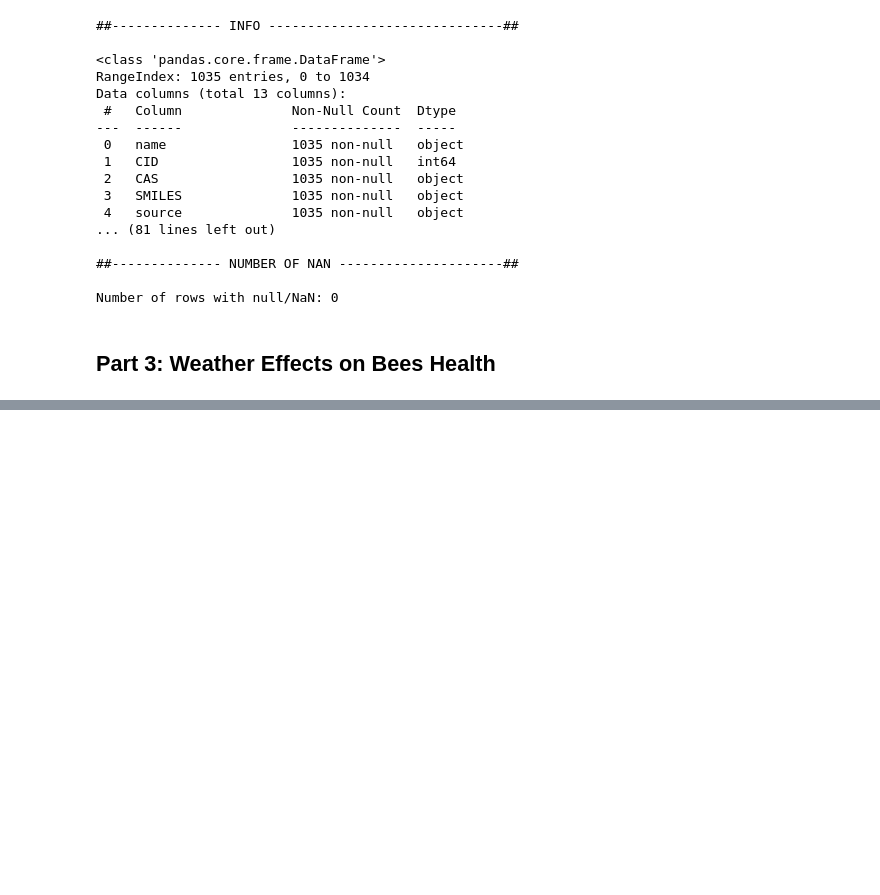
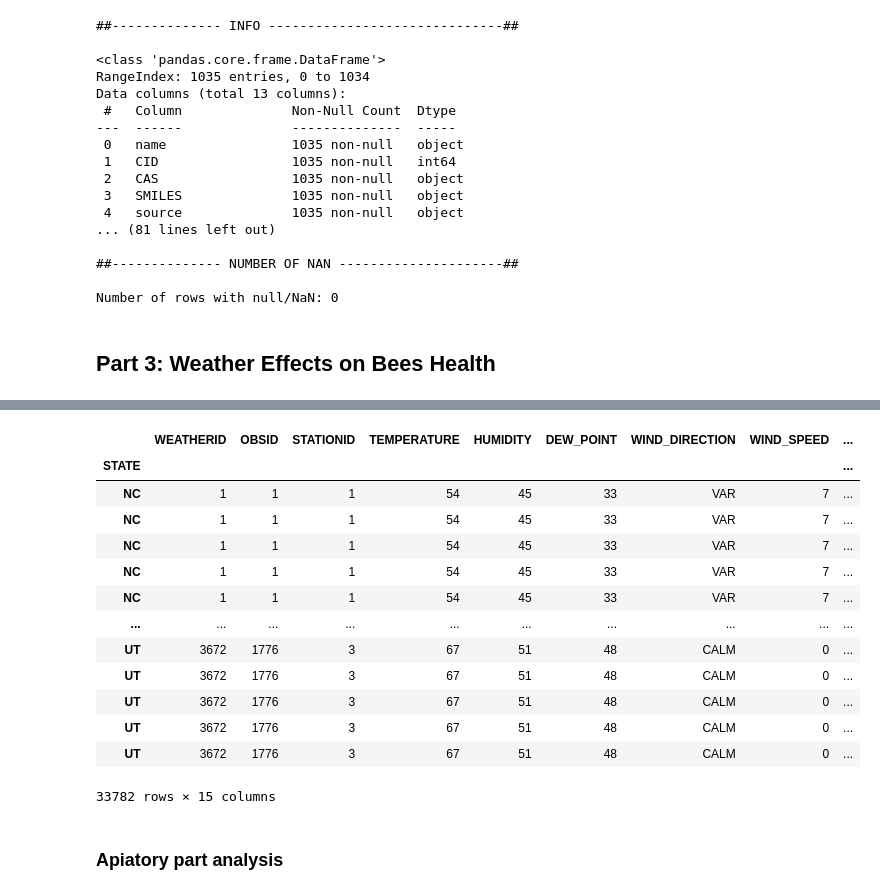
Before and after one commit to Ddav3/Bees_production_analysis, a Jupyter notebook: honey_production.ipynb, the cells around one changed output, grey strips where cells are left out. Saved outputs shown, nothing was run; the diff lists cells and outputs as text; code cells hidden in the pictures; blank space fills up the shorter version.

Commit message:
initial analysis of data before conclusions

```diff
--- a/honey_production.ipynb
+++ b/honey_production.ipynb
@@ -12,7 +12,7 @@ importlib.reload(utils)
 from sklearn.model_selection import train_test_split
 from sklearn.linear_model import LinearRegression
 
-honey_production_df, apistox_df, bees_health_weather_dict = utils.load_bees_datasets()
+honey_production_df, apistox_df, inspections_on_weather_dict = utils.load_bees_datasets()
 honey_production_df_copy = honey_production_df.copy()
 # %% [output]
  honey_production_df (1115, 9) : Done!
@@ -178,0 +230,19 @@ Number of rows with null/NaN: 0
+# %%
+apiary_part = inspections_on_weather_dict["Apiary_Information"].merge(inspections_on_weather_dict["Hive_Information"]).merge(inspections_on_weather_dict["HCC_Inspections"])
+apiary_part.rename(columns={"InsptDate": "Date", }, inplace=True)
+apiary_part.Date = pd.to_datetime(apiary_part.Date, format="%Y-%m-%d")
+
+weather_part = inspections_on_weather_dict["Weather_Stations"].merge(inspections_on_weather_dict["Hourly_Weather"]).merge(inspections_on_weather_dict["Weather_Observations"])
+weather_part.rename(columns={"Station_City": "City", }, inplace=True)
+weather_part.Date = pd.to_datetime(weather_part.Date, format="%m/%d/%Y")
+
+inspections_on_weather_df = weather_part.merge(apiary_part, on="Date")
+inspections_on_weather_df.dropna(axis= 0, inplace=True)
+inspections_on_weather_df.columns = inspections_on_weather_df.columns.map(str.upper)
+inspections_on_weather_df.HEALTHY = inspections_on_weather_df.HEALTHY.map(lambda x : 1 if x == "Yes" else 0)
+
+
+inspections_on_weather_df_copy = inspections_on_weather_df.copy()
+
+weather_part.columns, apiary_part.columns
+inspections_on_weather_df.STATE.map(lambda x: "NORTHCAROLINA" if x == "NC" else "UTAH")
@@ -178,0 +262,21 @@ Number of rows with null/NaN: 0
+# %%
+#inspections_on_weather_df["YEAR"] = inspections_on_weather_df.DATE.dt.year
+
+inspections_on_weather_df.set_index("STATE")[inspections_on_weather_dict["Hourly_Weather"].columns.map(str.upper)]
+# %% [output]
+|  | WEATHERID | OBSID | STATIONID | TEMPERATURE | HUMIDITY | DEW_POINT | WIND_DIRECTION | WIND_SPEED | ... |
+| STATE |  |  |  |  |  |  |  |  | ... |
+| NC | 1 | 1 | 1 | 54 | 45 | 33 | VAR | 7 | ... |
+| NC | 1 | 1 | 1 | 54 | 45 | 33 | VAR | 7 | ... |
+| NC | 1 | 1 | 1 | 54 | 45 | 33 | VAR | 7 | ... |
+| NC | 1 | 1 | 1 | 54 | 45 | 33 | VAR | 7 | ... |
+| NC | 1 | 1 | 1 | 54 | 45 | 33 | VAR | 7 | ... |
+| ... | ... | ... | ... | ... | ... | ... | ... | ... | ... |
+| UT | 3672 | 1776 | 3 | 67 | 51 | 48 | CALM | 0 | ... |
+| UT | 3672 | 1776 | 3 | 67 | 51 | 48 | CALM | 0 | ... |
+| UT | 3672 | 1776 | 3 | 67 | 51 | 48 | CALM | 0 | ... |
+| UT | 3672 | 1776 | 3 | 67 | 51 | 48 | CALM | 0 | ... |
+| UT | 3672 | 1776 | 3 | 67 | 51 | 48 | CALM | 0 | ... |
+33782 rows × 15 columns
+# %% [markdown]
+### Apiatory part analysis
```
Also changed, not shown: parts of 7 cells of this notebook.
